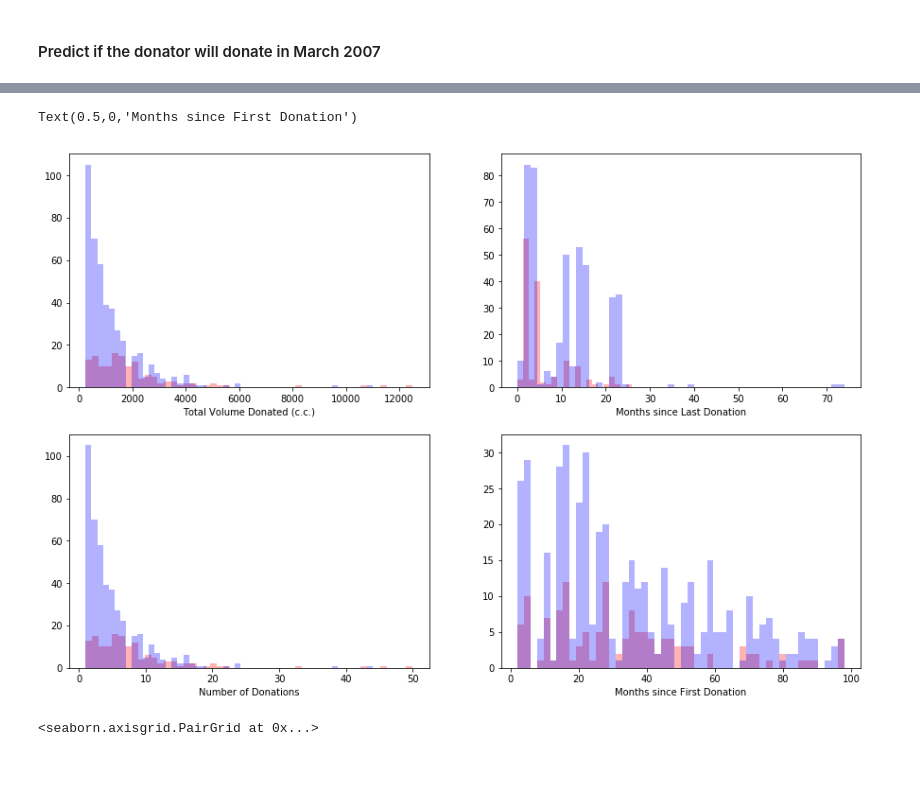
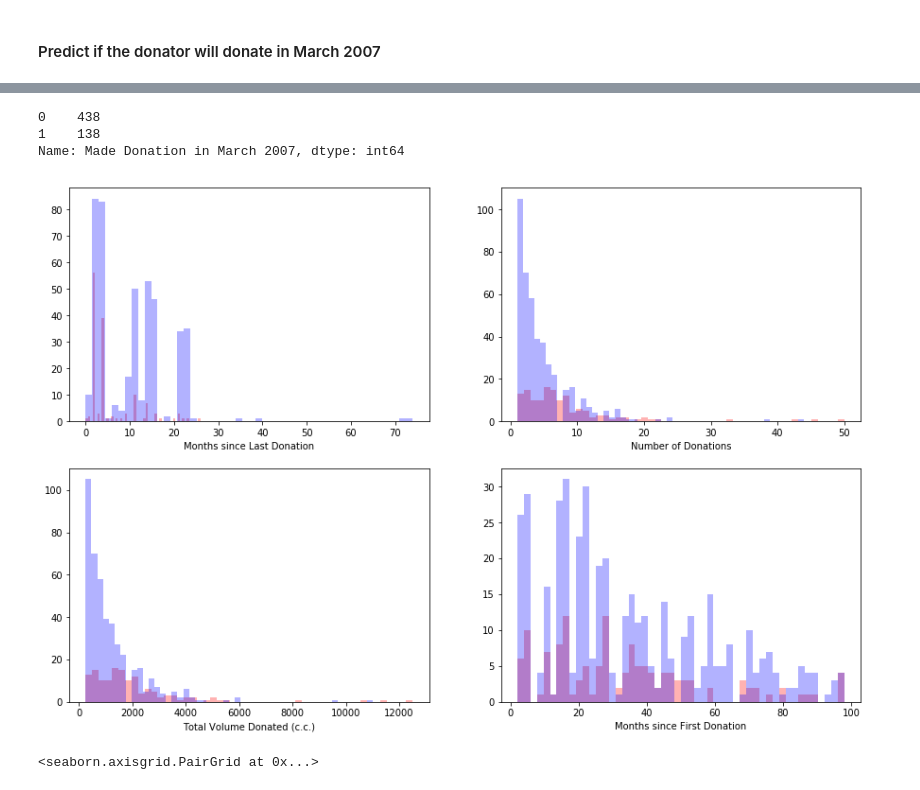
Before and after one commit to bing1106/Google_Analytics_Customer_Revenue_Prediction, a Jupyter notebook: src/blood_preprocessing_Lyndon.ipynb, the cells around one changed output, grey strips where cells are left out. Drawn from its saved outputs; the diff is of its cells as text; code cells hidden in the pictures.

Commit message:
finish data cleaning and try different models

```diff
--- a/src/blood_preprocessing_Lyndon.ipynb
+++ b/src/blood_preprocessing_Lyndon.ipynb
@@ -33,27 +37,27 @@ Name: Made Donation in March 2007, dtype: int64
-# %%
-fig, ax = plt.subplots(2,2, figsize = (15,10))
-# plt.figure(figsize = (8,5))
-
-ax[0,0].hist(training_data[training_data['Made Donation in March 2007'] == 1]['Total Volume Donated (c.c.)'], bins = 50, color = 'red', alpha = 0.3)
-ax[0,0].hist(training_data[training_data['Made Donation in March 2007'] == 0]['Total Volume Donated (c.c.)'], bins = 50, color = 'blue', alpha = 0.3)
-ax[0,0].set_xlabel('Total Volume Donated (c.c.)')
-
-ax[0,1].hist(training_data[training_data['Made Donation in March 2007'] == 1]['Months since Last Donation'], bins = 20, color = 'red', alpha = 0.3)
-ax[0,1].hist(training_data[training_data['Made Donation in March 2007'] == 0]['Months since Last Donation'], bins = 50, color = 'blue', alpha = 0.3)
-ax[0,1].set_xlabel('Months since Last Donation')
-
-ax[1,0].hist(training_data[training_data['Made Donation in March 2007'] == 1]['Number of Donations'], bins = 50, color = 'red', alpha = 0.3)
-ax[1,0].hist(training_data[training_data['Made Donation in March 2007'] == 0]['Number of Donations'], bins = 50, color = 'blue', alpha = 0.3)
-ax[1,0].set_xlabel('Number of Donations')
-
-ax[1,1].hist(training_data[training_data['Made Donation in March 2007'] == 1]['Months since First Donation'], bins = 50, color = 'red', alpha = 0.3)
-ax[1,1].hist(training_data[training_data['Made Donation in March 2007'] == 0]['Months since First Donation'], bins = 50, color = 'blue', alpha = 0.3)
-ax[1,1].set_xlabel('Months since First Donation')
-
-#### 大致上總捐血量呈現右偏的狀態
-# %% [output]
-Text(0.5,0,'Months since First Donation')
-[figure, removed]
+# %%
+### check the number of data which shows made donation in March 2007
+training_data['Made Donation in March 2007'].value_counts()
+# %% [output]
+0    438
+1    138
+Name: Made Donation in March 2007, dtype: int64
+# %%
+fig, ax = plt.subplots(2,2, figsize = (15,10))
+# plt.figure(figsize = (8,5))
+
+feature = training_data.drop(['Unnamed: 0','Made Donation in March 2007'], axis = 1).columns
+
+for i in range(2):
+    for j in range(2):
+        index = i*2 + j
+        ax[i, j].hist(training_data[training_data['Made Donation in March 2007'] == 1][feature[index]], bins = 50, color = 'red', alpha = 0.3)
+        ax[i, j].hist(training_data[training_data['Made Donation in March 2007'] == 0][feature[index]], bins = 50, color = 'blue', alpha = 0.3)
+        ax[i, j].set_xlabel(feature[index])
+
+
+#### 大致上總捐血量呈現右偏的狀態
+# %% [output]
+[figure, added]
 # %%
 """EDA"""
 sns.pairplot(training_data.drop(['Unnamed: 0'], axis = 1), hue = 'Made Donation in March 2007')
```
Also changed, not shown: parts of 48 cells of this notebook, 1 other file.
